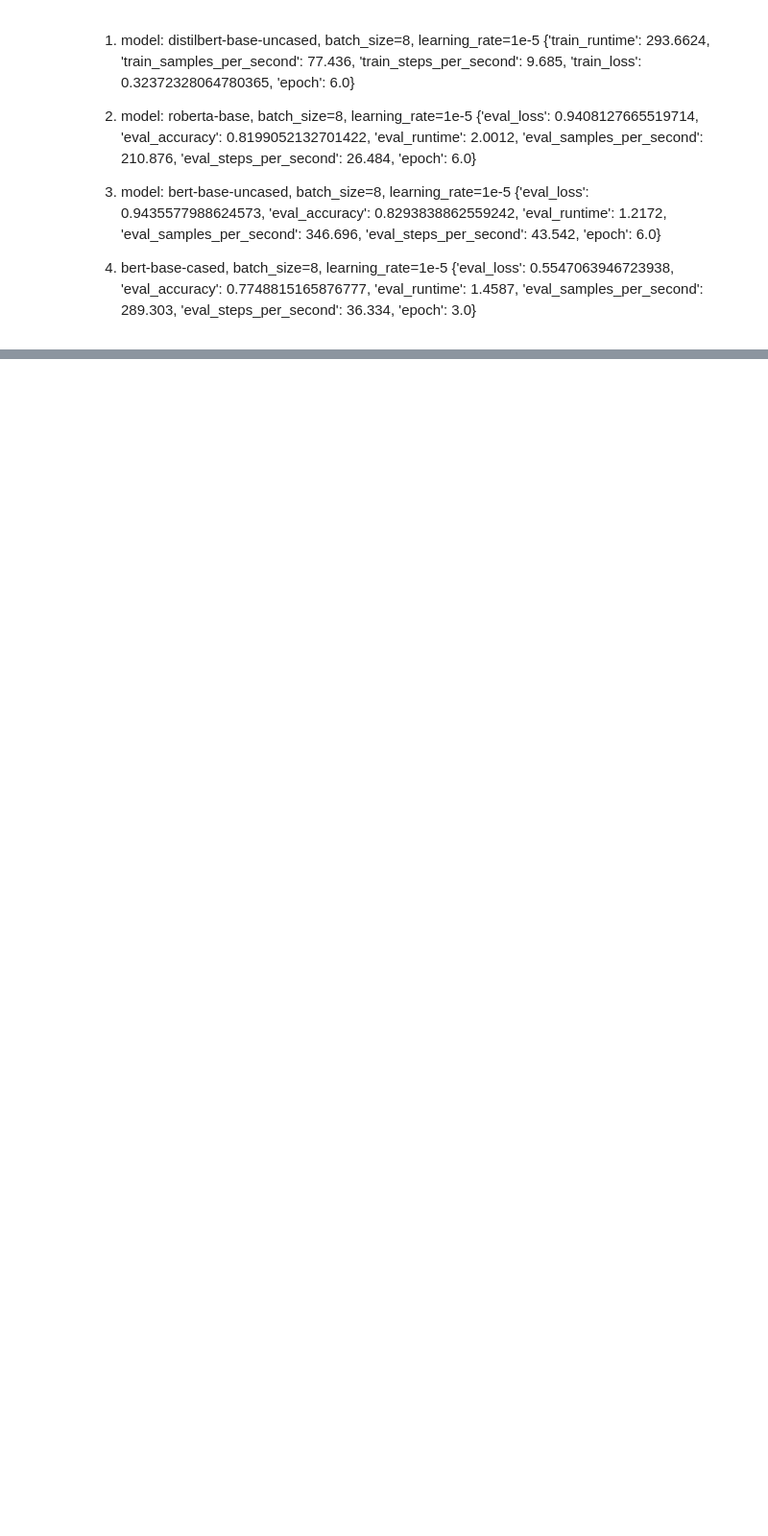
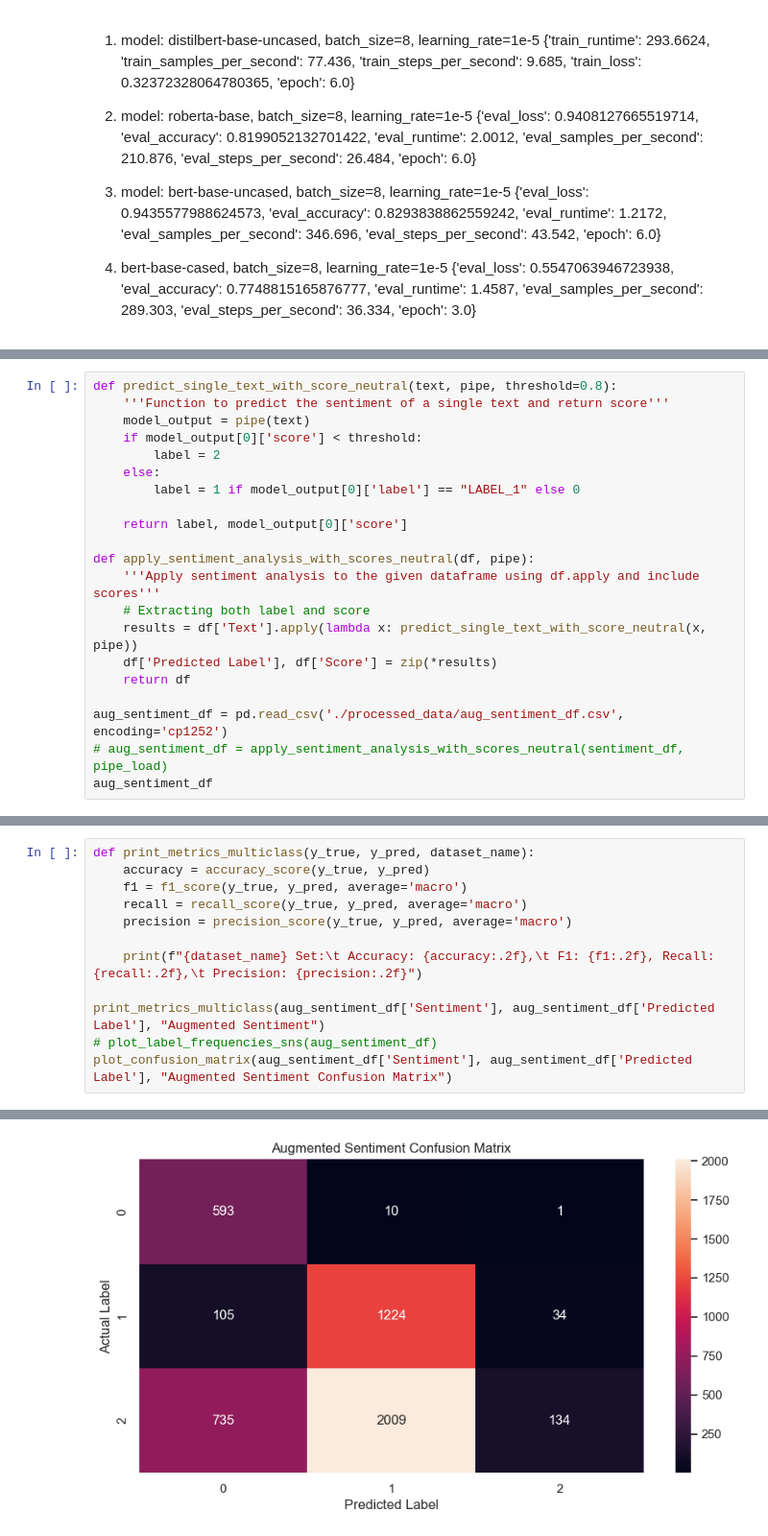
Before and after one commit to pangyyen/FinTech-ay2324-project2, a Jupyter notebook: main.ipynb, the cells around one changed output, grey strips where cells are left out. Shown: that part at 96% size. Saved outputs shown, nothing was run; the diff lists cells and outputs as text; blank space fills up the shorter version.

```diff
--- a/main.ipynb
+++ b/main.ipynb
@@ -308,0 +534,21 @@ Final accuracy: 0.8151658767772512
+# %%
+def predict_single_text_with_score_neutral(text, pipe, threshold=0.8):
+    '''Function to predict the sentiment of a single text and return score'''
+    model_output = pipe(text)
+    if model_output[0]['score'] < threshold:
+        label = 2
+    else:
+        label = 1 if model_output[0]['label'] == "LABEL_1" else 0
+
+    return label, model_output[0]['score']
+
+def apply_sentiment_analysis_with_scores_neutral(df, pipe):
+    '''Apply sentiment analysis to the given dataframe using df.apply and include scores'''
+    # Extracting both label and score
+    results = df['Text'].apply(lambda x: predict_single_text_with_score_neutral(x, pipe))
+    df['Predicted Label'], df['Score'] = zip(*results)
+    return df
+
+aug_sentiment_df = pd.read_csv('./processed_data/aug_sentiment_df.csv', encoding='cp1252')
+# aug_sentiment_df = apply_sentiment_analysis_with_scores_neutral(sentiment_df, pipe_load)
+aug_sentiment_df
@@ -308,0 +573,13 @@ Final accuracy: 0.8151658767772512
+# %%
+def print_metrics_multiclass(y_true, y_pred, dataset_name):
+    accuracy = accuracy_score(y_true, y_pred)
+    f1 = f1_score(y_true, y_pred, average='macro')
+    recall = recall_score(y_true, y_pred, average='macro')
+    precision = precision_score(y_true, y_pred, average='macro')
+
+    print(f"{dataset_name} Set:\t Accuracy: {accuracy:.2f},\t F1: {f1:.2f}, Recall: {recall:.2f},\t Precision: {precision:.2f}")
+
+print_metrics_multiclass(aug_sentiment_df['Sentiment'], aug_sentiment_df['Predicted Label'], "Augmented Sentiment")
+# plot_label_frequencies_sns(aug_sentiment_df)
+plot_confusion_matrix(aug_sentiment_df['Sentiment'], aug_sentiment_df['Predicted Label'], "Augmented Sentiment Confusion Matrix")
+# %% [output]
@@ -308,0 +587 @@ Final accuracy: 0.8151658767772512
+[figure, added]
```
Also changed, not shown: parts of 36 cells of this notebook.
